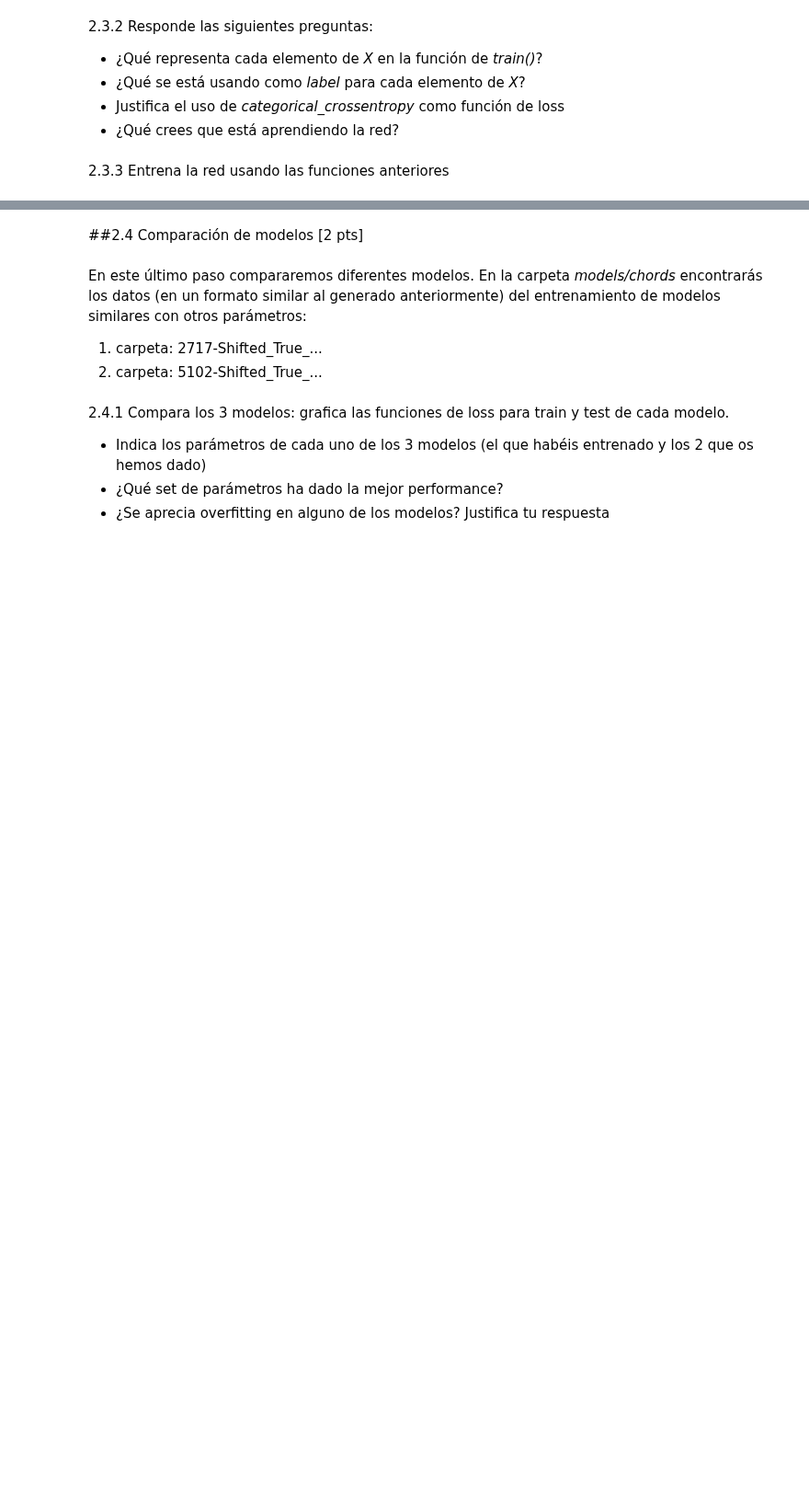
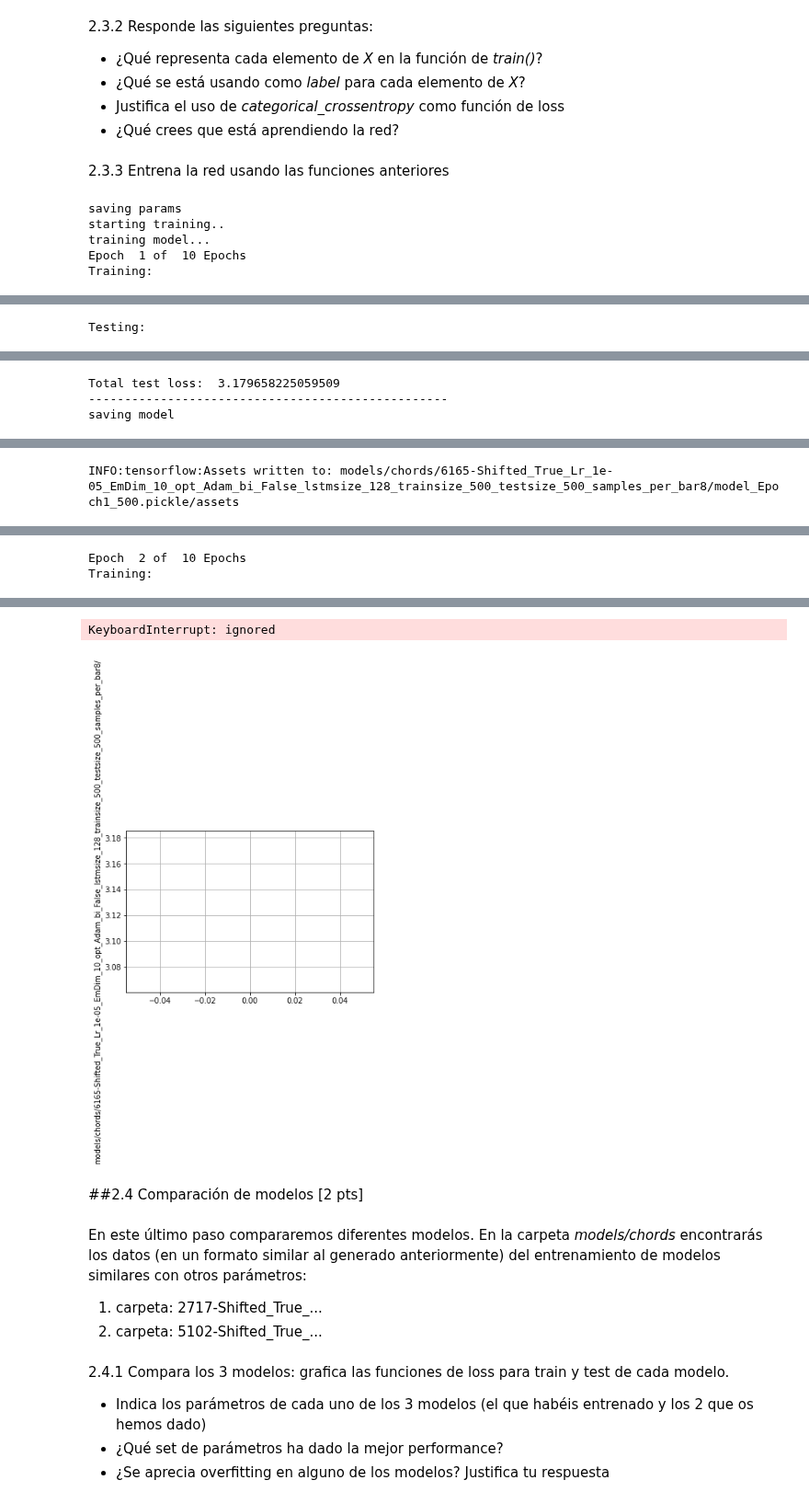
Before and after one commit to mariousm/Data-Science-Master, a Jupyter notebook: 2021-22/SegundoSemestre/DeepLearning/PEC3/UbiernaSanMamesMario_PEC3.ipynb, the cells around one changed output, grey strips where cells are left out. Shown at 92% size. Cells and saved outputs as stored; diff of their text form; code cells hidden in the pictures; blank space fills up the shorter version.

```diff
--- a/2021-22/SegundoSemestre/DeepLearning/PEC3/UbiernaSanMamesMario_PEC3.ipynb
+++ b/2021-22/SegundoSemestre/DeepLearning/PEC3/UbiernaSanMamesMario_PEC3.ipynb
@@ -422,0 +414,3 @@ save_step = 1
+# %%
+for i, test_song in enumerate(test_set[:10]):
+  print(test_song)
@@ -428,3 +522,14 @@ save_step = 1
 *  ¿Qué crees que está aprendiendo la red?
 # %% [markdown]
 2.3.3 Entrena la red usando las funciones anteriores
+# %%
+print("saving params")
+save_params()
+print("starting training..")
+train()
+# %% [output]
+saving params
+starting training..
+training model...
+Epoch  1 of  10 Epochs
+Training:
@@ -430,0 +537 @@ save_step = 1
+Testing:
@@ -430,0 +539,3 @@ save_step = 1
+Total test loss:  3.179658225059509
+--------------------------------------------------
+saving model
@@ -430,0 +543 @@ save_step = 1
+INFO:tensorflow:Assets written to: models/chords/6165-Shifted_True_Lr_1e-05_EmDim_10_opt_Adam_bi_False_lstmsize_128_trainsize_500_testsize_500_samples_per_bar8/model_Epoch1_500.pickle/assets
@@ -430,0 +546,2 @@ save_step = 1
+Epoch  2 of  10 Epochs
+Training:
@@ -431,3 +549,5 @@ save_step = 1
+KeyboardInterrupt: ignored
+[figure, added]
 # %% [markdown]
 ##2.4 Comparación de modelos [2 pts]
 # %% [markdown]
```
Also changed, not shown: parts of 8 cells of this notebook.
